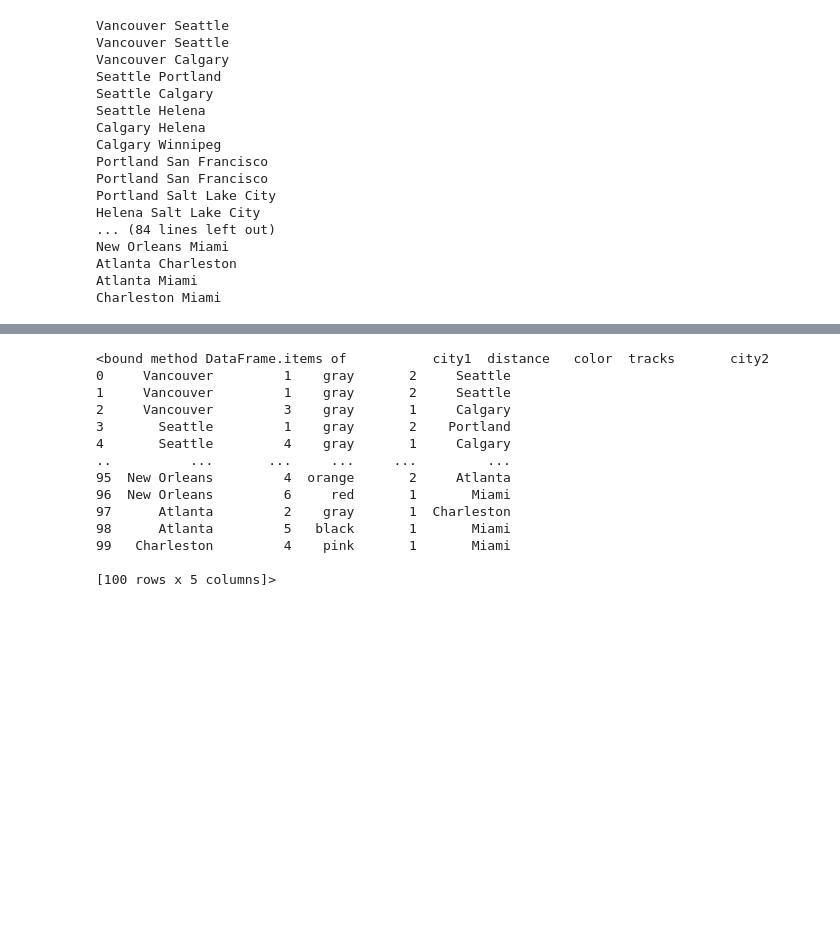
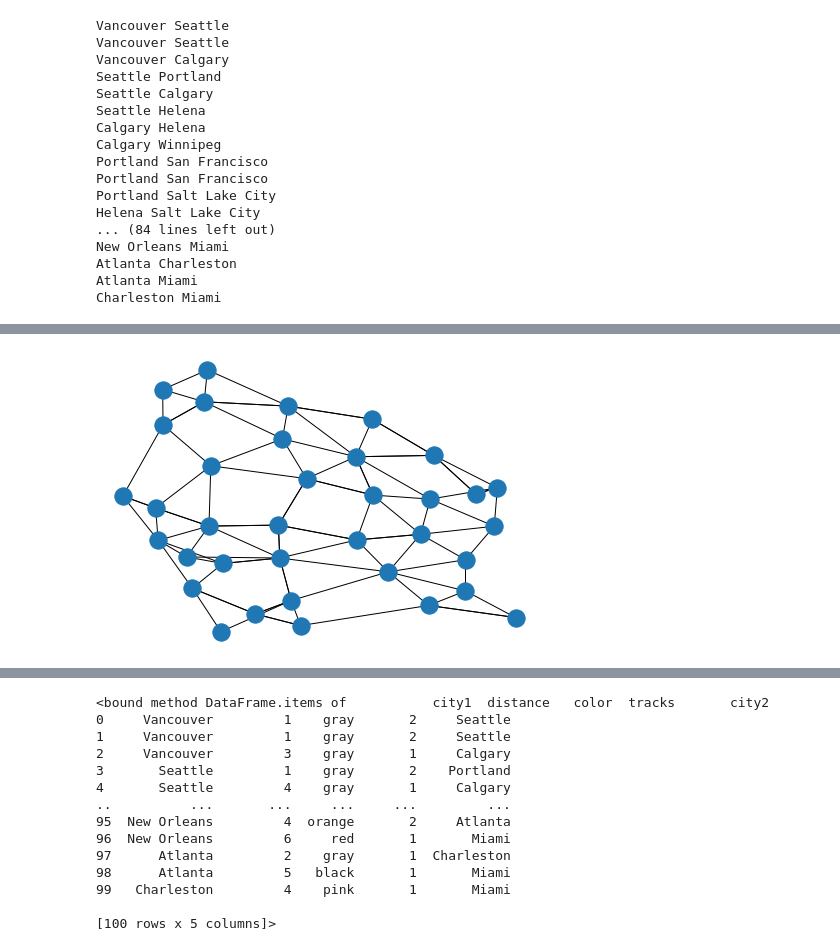
Before and after one commit to rennyatwork/GeoPlot, a Jupyter notebook: demoBinderTickeToToRide_02.ipynb, the cells around one changed output, grey strips where cells are left out. Cells and saved outputs as stored; diff of their text form; code cells hidden in the pictures; blank space fills up the shorter version.

```diff
--- a/demoBinderTickeToToRide_02.ipynb
+++ b/demoBinderTickeToToRide_02.ipynb
@@ -15,14 +36,14 @@ from ipyleaflet import Map, Marker, Polyline, AntPath
 ### function to read excel into datagrame
 def getDataFrame(pFileName, pColNameVector, pDictColValue):
     ds=open(pFileName, "rb")
-    df=pd.read_excel(pFileName, index_col=False, names=pColNameVector, dtype = pDictColValue)
+    df=pd.read_excel(pFileName, index_col=False, names=pColNameVector, dtype = pDictColValue,  engine='openpyxl')
     ds.close()
     print(df)
     return df
 # %%
 ### read dataframe
 ## dataset 1 - routes
-fileName= './data/ticketToRide.xlsx'
+fileName= './DataSets/ticketToRide.xlsx'
 namesDs1=[ "city1", "distance",  "color", "tracks", "city2"]
 dictType = {"city1":"str", "distance":"int", "color":"str", "tracks":"int", "city2":"str"}
 df1=getDataFrame(fileName, namesDs1, dictType)
@@ -137,13 +235,21 @@ from IPython.display import Image
 # %%
 multiGraph= nx.MultiGraph()
+singleGraph = nx.Graph()
 # %%
+
 for edge in df1.itertuples():
     print(getattr(edge, "city1"), getattr(edge, "city2"))
     multiGraph.add_edge(getattr(edge, "city1"), getattr(edge, "city2")
                         , weight = getattr(edge, "distance")
                         , label = getattr(edge, "distance")
                         , penwidth = 1.2*getattr(edge, "distance")
-                       , color = getattr(edge, "color"))
+                        , color = getattr(edge, "color"))
+
+    singleGraph.add_edge(getattr(edge, "city1"), getattr(edge, "city2")
+                        , weight = getattr(edge, "distance")
+                        , label = getattr(edge, "distance")
+                        , penwidth = 1.2*getattr(edge, "distance")
+                        , color = getattr(edge, "color"))
 # %% [output]
 Vancouver Seattle
 Vancouver Seattle
@@ -164,0 +446,4 @@ Charleston Miami
+# %%
+nx.draw(multiGraph)
+# %% [output]
+[figure, added]
```
Also changed, not shown: parts of 35 cells of this notebook, 15 other files.
